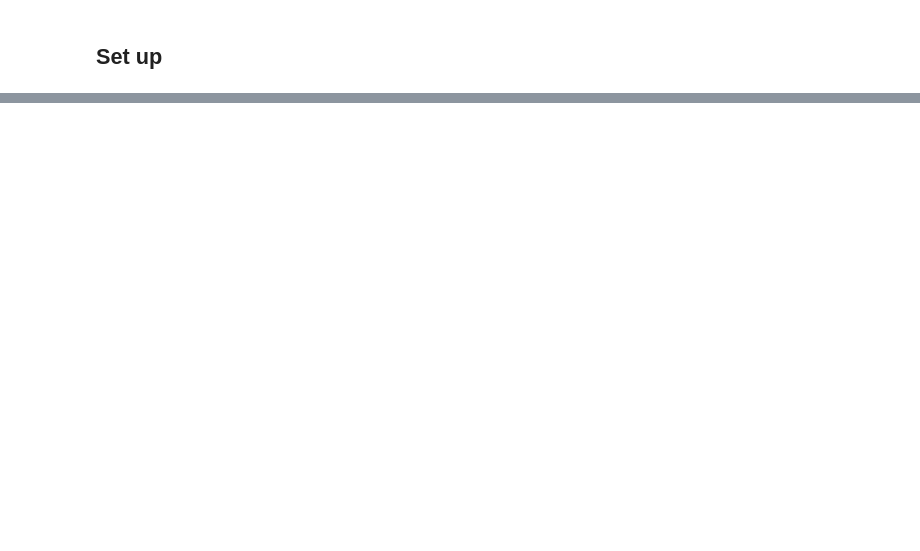
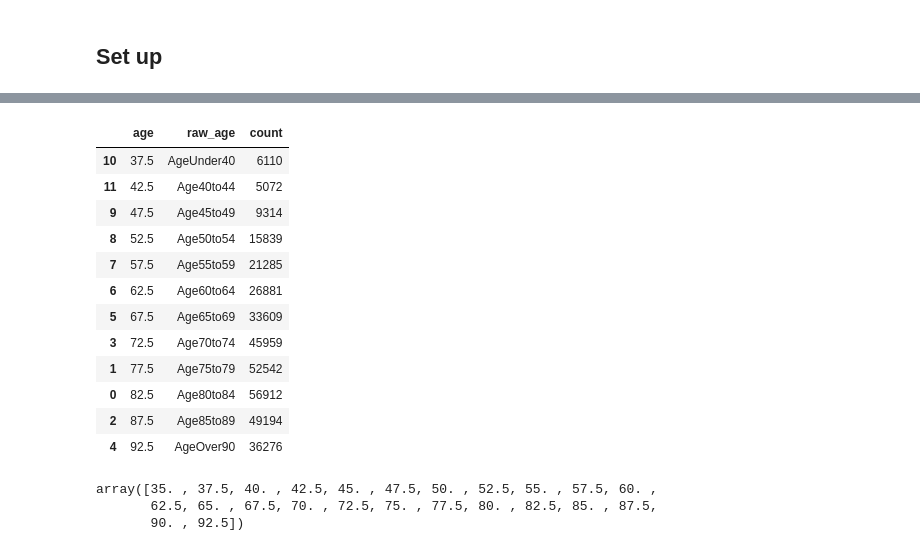
Before and after one commit to samuel-book/samuel_2_data_prep, a Jupyter notebook: descriptive_statistics/01_restrict_data_and_explore_missing_and_unusual_results.ipynb, the cells around one changed output, grey strips where cells are left out. Cells and saved outputs as stored; diff of their text form; code cells hidden in the pictures; blank space fills up the shorter version.

```diff
--- a/descriptive_statistics/01_restrict_data_and_explore_missing_and_unusual_results.ipynb
+++ b/descriptive_statistics/01_restrict_data_and_explore_missing_and_unusual_results.ipynb
@@ -413,24 +111,0 @@ Name: stroke_team, dtype: int64
-# %%
-# Create summary dataframe of time columns
-
-time_cols = ['onset_to_arrival_time',
-             'call_to_ambulance_arrival_time',
-             'ambulance_on_scene_time',
-             'ambulance_travel_to_hospital_time',
-             'ambulance_wait_time_at_hospital',
-             'arrival_to_scan_time',
-             'scan_to_thrombolysis_time',
-             'arrival_to_thrombectomy_time']
-
-time_counts = pd.DataFrame({'Value': [
-    'negative_time', 'zero_time', 'positive_time', 'missing_time',
-    'min_time', 'max_time']})
-for col in time_cols:
-    time_counts[col] = [sum(data[col] < 0),
-                        sum(data[col] == 0),
-                        sum(data[col] > 0),
-                        sum(data[col].isnull()),
-                        data[col].min(),
-                        data[col].max()]
-time_counts = time_counts.set_index('Value').T
-time_counts
@@ -1048,0 +120,29 @@ Anticoagulant type is missing for 6040 people who received anticoagulants (and c
+# %%
+# Convert raw age to single column
+raw_ages = pd.DataFrame(raw_data['PatientId'])
+raw_ages['raw_age'] = raw_data[[
+    col for col in raw_data if col.startswith('Age')]].idxmax(1)
+
+# Merge with clean and present difference
+compare_raw_clean(raw_ages, data[['id', 'age']])
+# %% [output]
+|  | age | raw_age | count |
+| 10 | 37.5 | AgeUnder40 | 6110 |
+| 11 | 42.5 | Age40to44 | 5072 |
+| 9 | 47.5 | Age45to49 | 9314 |
+| 8 | 52.5 | Age50to54 | 15839 |
+| 7 | 57.5 | Age55to59 | 21285 |
+| 6 | 62.5 | Age60to64 | 26881 |
+| 5 | 67.5 | Age65to69 | 33609 |
+| 3 | 72.5 | Age70to74 | 45959 |
+| 1 | 77.5 | Age75to79 | 52542 |
+| 0 | 82.5 | Age80to84 | 56912 |
+| 2 | 87.5 | Age85to89 | 49194 |
+| 4 | 92.5 | AgeOver90 | 36276 |
+# %%
+# Sequence of numbers showing the mid-points
+np.arange(35, 95, 2.5)
+# %% [output]
+array([35. , 37.5, 40. , 42.5, 45. , 47.5, 50. , 52.5, 55. , 57.5, 60. ,
+       62.5, 65. , 67.5, 70. , 72.5, 75. , 77.5, 80. , 82.5, 85. , 87.5,
+       90. , 92.5])
```
Also changed, not shown: parts of 145 cells of this notebook.
